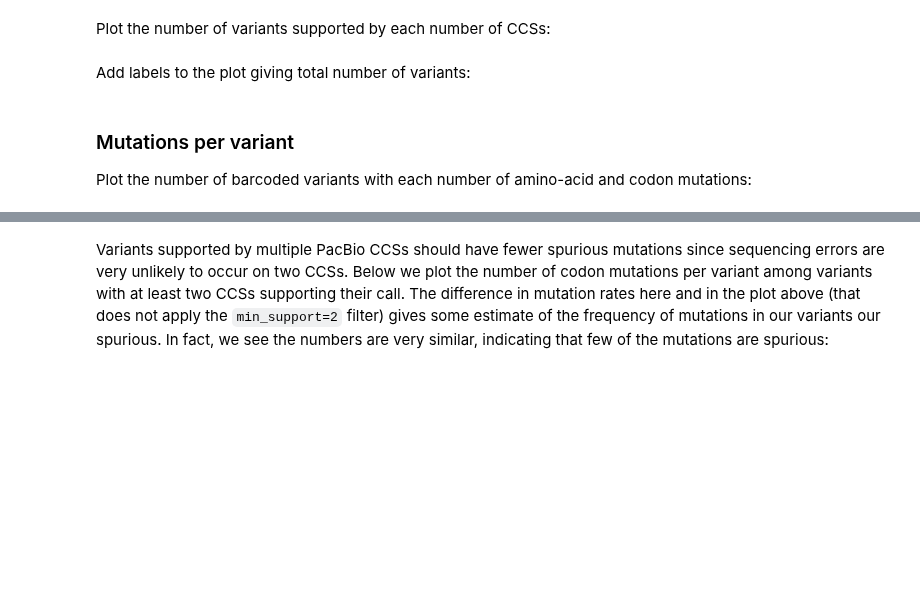
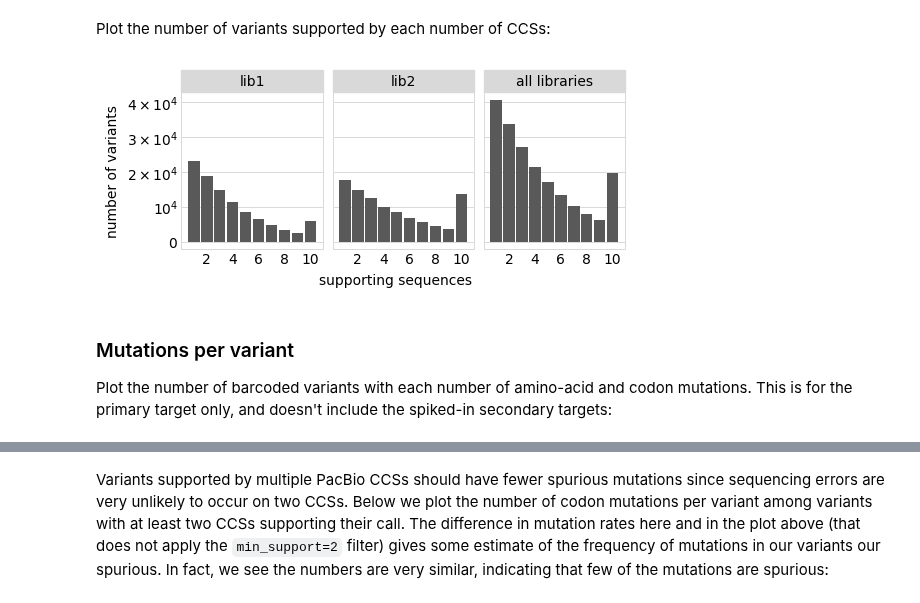
Before and after one commit to jbloomlab/SARS-CoV-2-RBD_DMS, a Jupyter notebook: build_variants.ipynb, the cells around one changed output, grey strips where cells are left out. Saved outputs shown, nothing was run; the diff lists cells and outputs as text; code cells hidden in the pictures; blank space fills up the shorter version.

Commit message:
`build_variants.ipynb` handles multi targets

```diff
--- a/build_variants.ipynb
+++ b/build_variants.ipynb
@@ -626,12 +739,12 @@ display(HTML(
 # %% [markdown]
 Plot the number of variants supported by each number of CCSs:
 # %%
-max_support = 7  # group variants with >= this much support
+max_support = 10  # group variants with >= this much support
 
 p = variants.plotVariantSupportHistogram(max_support=max_support,
                                          widthscale=1.1,
                                          heightscale=0.9)
 p = p + theme(panel_grid_major_x=element_blank())  # no vertical grid lines
 _ = p.draw()
+# %% [output]
+[figure, added]
-# %% [markdown]
-Add labels to the plot giving total number of variants:
@@ -655,6 +751,7 @@ p.save(plotfile)
 # %% [markdown]
 ### Mutations per variant
-Plot the number of barcoded variants with each number of amino-acid and codon mutations:
+Plot the number of barcoded variants with each number of amino-acid and codon mutations.
+This is for the primary target only, and doesn't include the spiked-in secondary targets:
 # %%
 max_muts = 7  # group all variants with >= this many mutations
 
```
Also changed, not shown: parts of 30 cells of this notebook.
